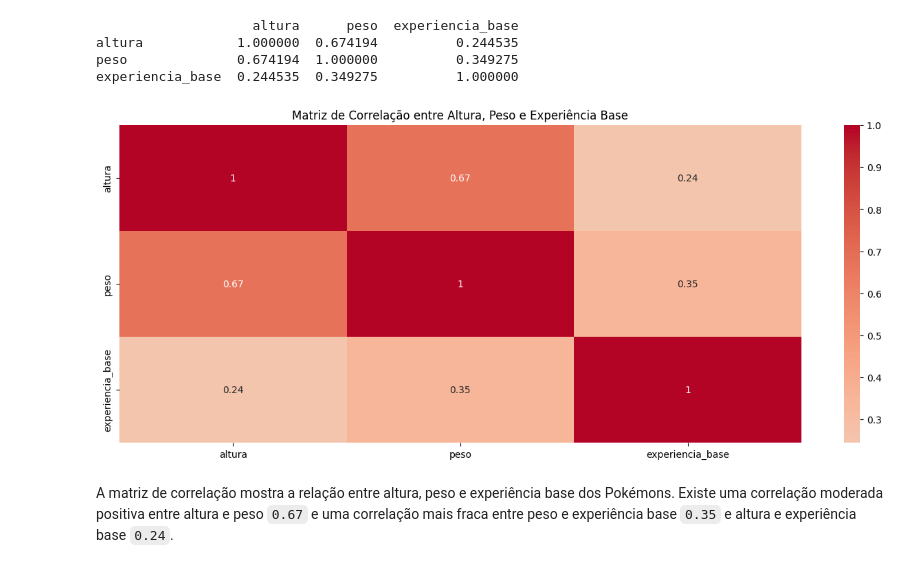
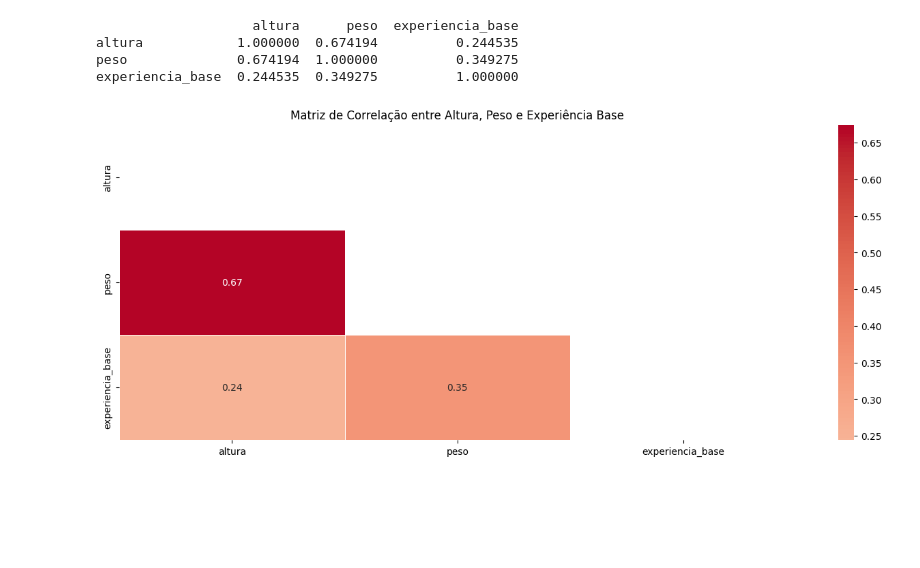
Before and after one commit to matheusvazdata/desafio_etl_coderhouse, a Jupyter notebook: notebooks/etl_pipeline.ipynb, the cells around one changed output. Cells and saved outputs as stored; diff of their text form; code cells hidden in the pictures; blank space fills up the shorter version.

Commit message:
Implementando melhorias nas funções ETL e nos gráficos e visualizações

```diff
--- a/notebooks/etl_pipeline.ipynb
+++ b/notebooks/etl_pipeline.ipynb
@@ -192,12 +276,21 @@ obter_dados_da_api("https://pokeapi.co/api/v2/pokemon/1/v2")
 ERRO: Falha ao buscar dados da API. Código de status: 404
 # %% [markdown]
 ### 11. Função para executar uma consulta e retornar um DataFrame
-# %%
-def executar_consulta(query, db_name='../pokeapi.db'):
-    conn = sqlite3.connect(db_name)
-    df = pd.read_sql_query(query, conn)
-    conn.close()
-    return df
+# %%
+def executar_consulta(query, db_name='../pokeapi.db'):
+    """
+    Executa uma consulta SQL e retorna o resultado em um DataFrame.
+
+    Parâmetros:
+    query (str): A consulta SQL a ser executada.
+    db_name (str): O caminho para o arquivo do banco de dados SQLite.
+
+    Retorna:
+    DataFrame: O resultado da consulta.
+    """
+    with sqlite3.connect(db_name) as conn:
+        df = pd.read_sql_query(query, conn)
+    return df
 # %% [markdown]
 ### 12. Visualizando as tabelas
 # %% [markdown]
@@ -416,25 +634,26 @@ O histograma mostra a distribuição da experiência base dos Pokémons. Observa
 #### 13.5. Há correlação forte ou muito forte entre o peso e altura do pokémon e sua experiência base
 # %%
 # Selecionar as colunas de interesse
-df_correlation = df_pokemons[['altura', 'peso', 'experiencia_base']]
+df_correlacao = df_pokemons[['altura', 'peso', 'experiencia_base']]
 
 # Calcular a matriz de correlação
-correlation_matrix = df_correlation.corr()
+matriz_correlacao = df_correlacao.corr()
 
 # Exibir a matriz de correlação
-print(correlation_matrix)
+print(matriz_correlacao)
 # %% [output]
                     altura      peso  experiencia_base
 altura            1.000000  0.674194          0.244535
 peso              0.674194  1.000000          0.349275
 experiencia_base  0.244535  0.349275          1.000000
 # %%
+# Criando uma máscara para ocultar os valores repetidos acima da diagonal principal
+mask = np.triu(np.ones_like(matriz_correlacao, dtype=bool))
+
 # Visualizar a matriz de correlação com um heatmap
 plt.figure(figsize=(16, 6))
-sns.heatmap(correlation_matrix, annot=True, cmap='coolwarm', center=0)
+sns.heatmap(matriz_correlacao, annot=True, cmap='coolwarm', center=0, mask=mask, linewidths=.5)
 plt.title('Matriz de Correlação entre Altura, Peso e Experiência Base')
 plt.show()
 # %% [output]
-[figure, old version]
+[figure, new version]
-# %% [markdown]
-A matriz de correlação mostra a relação entre altura, peso e experiência base dos Pokémons. Existe uma correlação moderada positiva entre altura e peso `0.67` e uma correlação mais fraca entre peso e experiência base `0.35` e altura e experiência base `0.24`.
```
Also changed, not shown: parts of 33 cells of this notebook.
